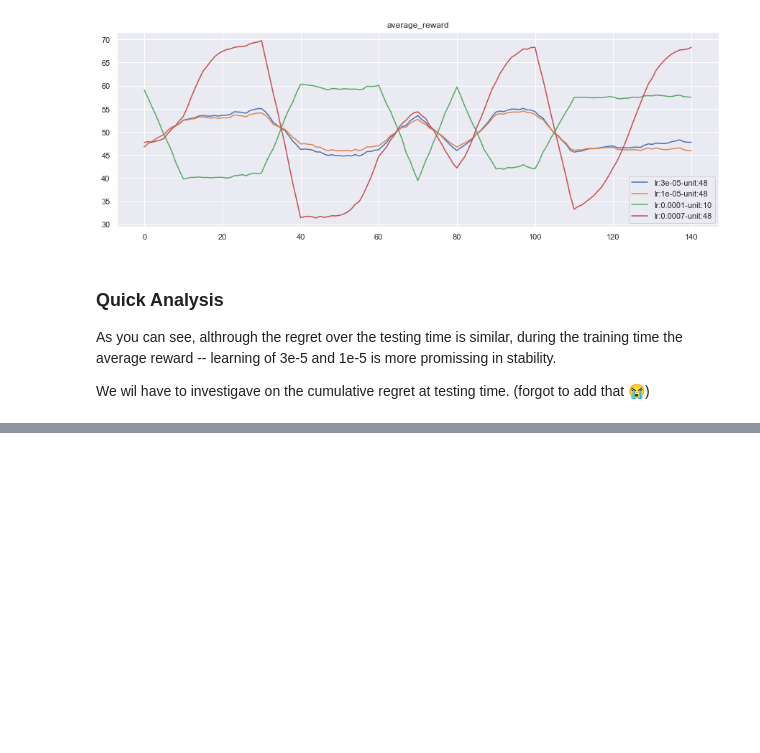
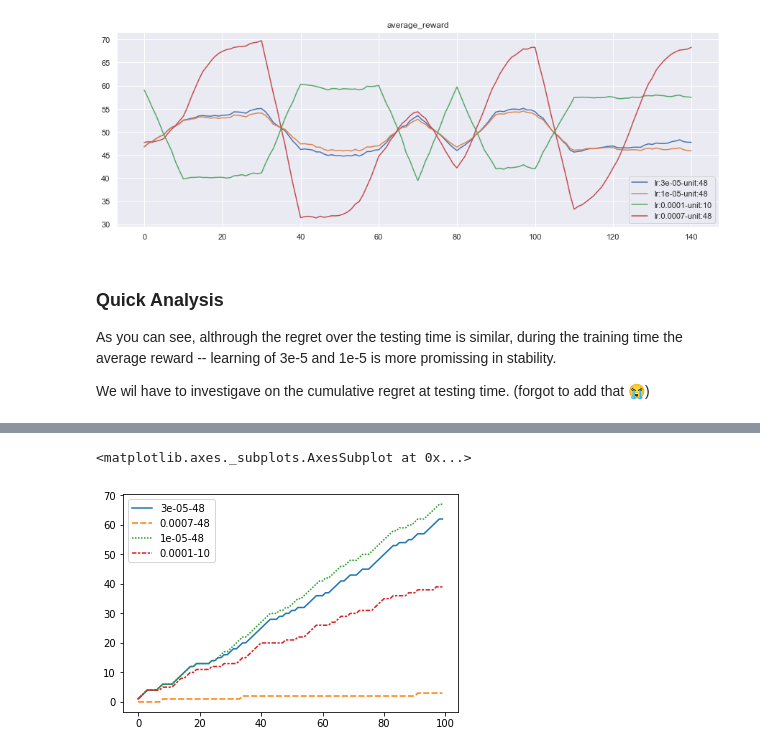
Before and after one commit to Phu-archive/Learning2RL, a Jupyter notebook: dataAnalysis.ipynb, the cells around one changed output, grey strips where cells are left out. Saved outputs shown, nothing was run; the diff lists cells and outputs as text; code cells hidden in the pictures; blank space fills up the shorter version.

```diff
--- a/dataAnalysis.ipynb
+++ b/dataAnalysis.ipynb
@@ -17,3 +17,11 @@ plot_result.show_value(plot_variable="average_reward")
 As you can see, althrough the regret over the testing time is similar, during the training time the average reward -- learning of 3e-5 and 1e-5 is more promissing in stability.
 
 We wil have to investigave on the cumulative regret at testing time. (forgot to add that 😭)
+# %%
+import json
+import seaborn as sns
+import matplotlib.pyplot as plt
+with open('result.json', 'r') as f:
+    data = json.load(f)
+
+data
@@ -19,0 +46,16 @@ We wil have to investigave on the cumulative regret at testing time. (forgot to
+# %%
+data_normal, data_reverse = {}, {}
+
+for hyper_config, result in data.items():
+    data_normal[hyper_config] = result['[0.3, 0.7]']['regret_evo']
+    data_reverse[hyper_config] = result['[0.7, 0.3]']['regret_evo']
+# %%
+import pandas as pd
+
+data_normal = pd.DataFrame(data_normal)
+data_reverse = pd.DataFrame(data_reverse)
+# %%
+sns.lineplot(data=data_normal)
+# %% [output]
+<matplotlib.axes._subplots.AxesSubplot at 0x...>
+[figure, added]
```
Also changed, not shown: parts of 2 cells of this notebook, 4 other files.
